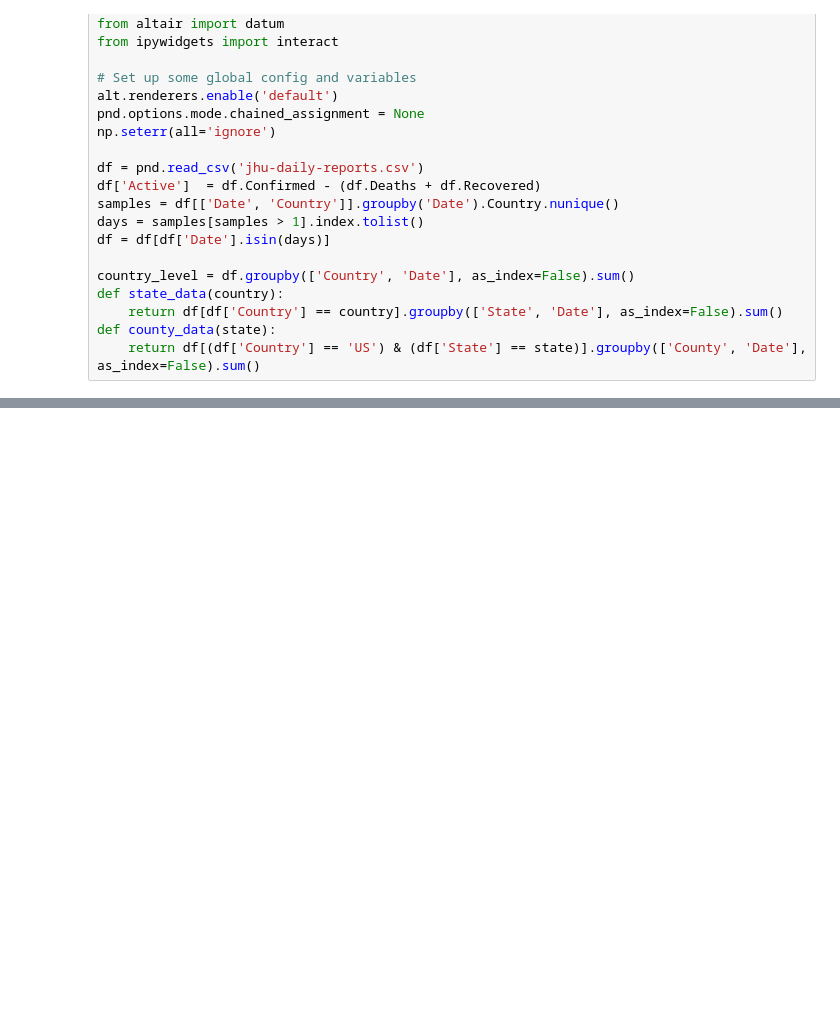
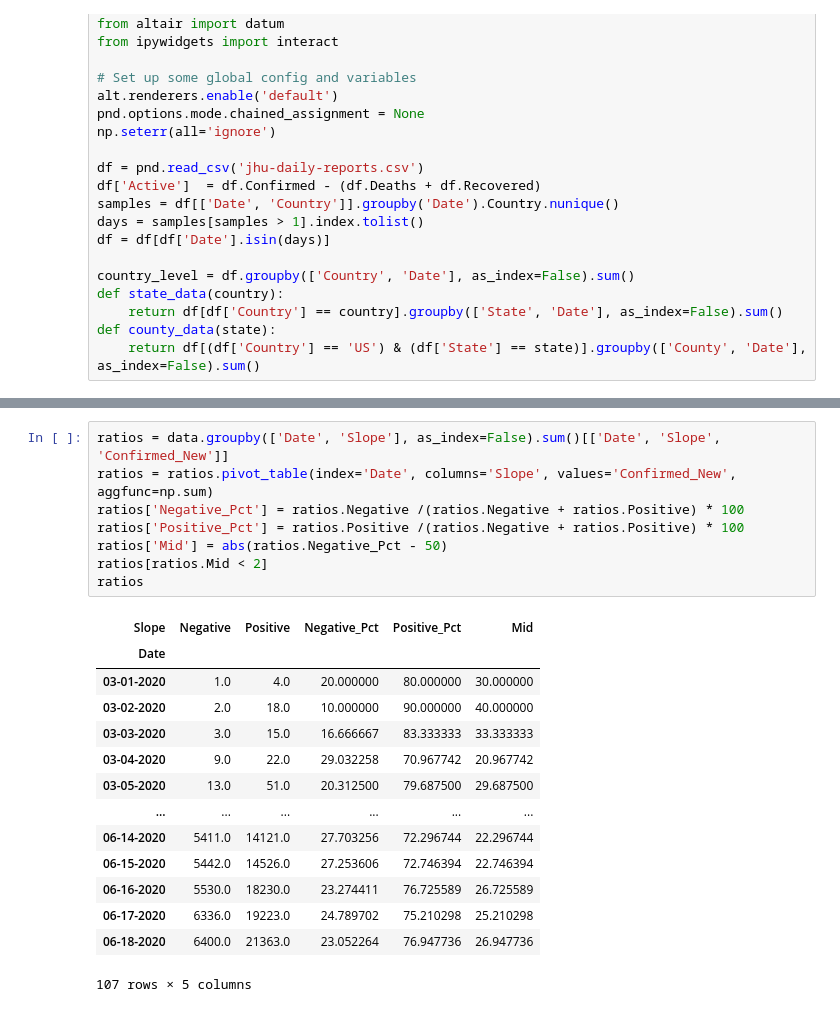
Before and after one commit to ratreya/COVID-19, a Jupyter notebook: waves.ipynb, the cells around one changed output, grey strips where cells are left out. Drawn from its saved outputs; the diff is of its cells as text; blank space fills up the shorter version.

```diff
--- a/waves.ipynb
+++ b/waves.ipynb
@@ -96,2 +96,25 @@ pos_chart = alt.Chart(pd).mark_area().encode(
 # %% [output]
 [interactive output not drawn]
+# %%
+ratios = data.groupby(['Date', 'Slope'], as_index=False).sum()[['Date', 'Slope', 'Confirmed_New']]
+ratios = ratios.pivot_table(index='Date', columns='Slope', values='Confirmed_New', aggfunc=np.sum)
+ratios['Negative_Pct'] = ratios.Negative /(ratios.Negative + ratios.Positive) * 100
+ratios['Positive_Pct'] = ratios.Positive /(ratios.Negative + ratios.Positive) * 100
+ratios['Mid'] = abs(ratios.Negative_Pct - 50)
+ratios[ratios.Mid < 2]
+ratios
+# %% [output]
+| Slope | Negative | Positive | Negative_Pct | Positive_Pct | Mid |
+| Date |  |  |  |  |  |
+| 03-01-2020 | 1.0 | 4.0 | 20.000000 | 80.000000 | 30.000000 |
+| 03-02-2020 | 2.0 | 18.0 | 10.000000 | 90.000000 | 40.000000 |
+| 03-03-2020 | 3.0 | 15.0 | 16.666667 | 83.333333 | 33.333333 |
+| 03-04-2020 | 9.0 | 22.0 | 29.032258 | 70.967742 | 20.967742 |
+| 03-05-2020 | 13.0 | 51.0 | 20.312500 | 79.687500 | 29.687500 |
+| ... | ... | ... | ... | ... | ... |
+| 06-14-2020 | 5411.0 | 14121.0 | 27.703256 | 72.296744 | 22.296744 |
+| 06-15-2020 | 5442.0 | 14526.0 | 27.253606 | 72.746394 | 22.746394 |
+| 06-16-2020 | 5530.0 | 18230.0 | 23.274411 | 76.725589 | 26.725589 |
+| 06-17-2020 | 6336.0 | 19223.0 | 24.789702 | 75.210298 | 25.210298 |
+| 06-18-2020 | 6400.0 | 21363.0 | 23.052264 | 76.947736 | 26.947736 |
+107 rows × 5 columns
```
Also changed, not shown: parts of 1 cell of this notebook, 10 other files.
